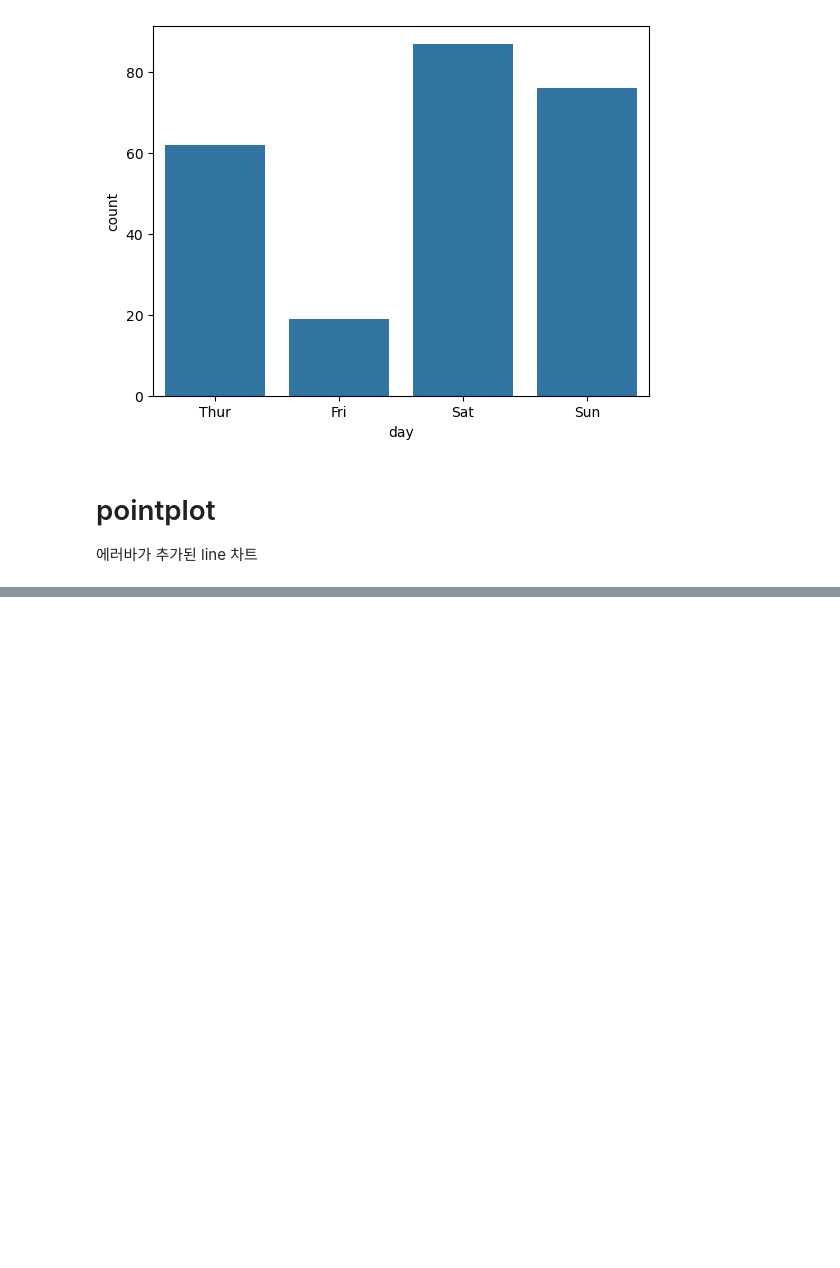
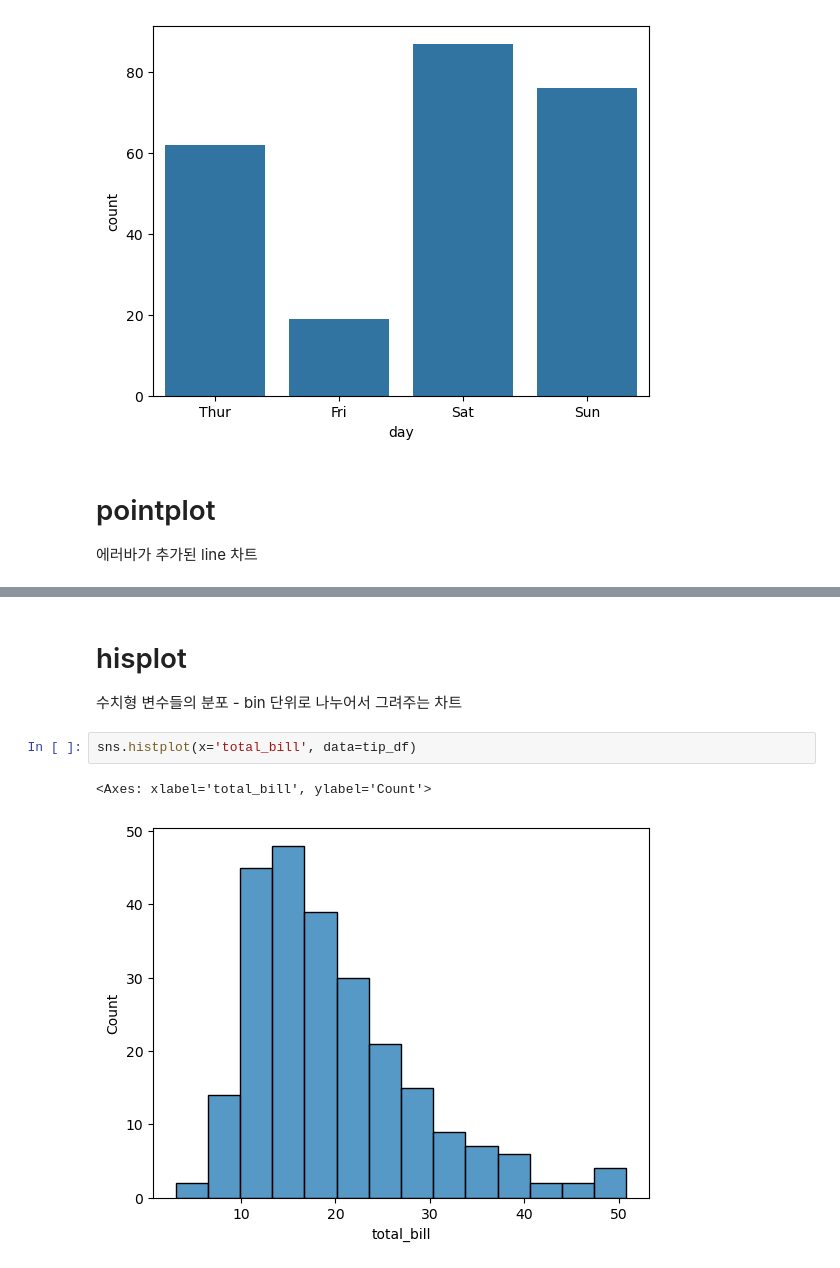
Before and after one commit to irisyshin/hipython_rep, a Jupyter notebook: 71_seaborn.ipynb, the cells around one changed output, grey strips where cells are left out. Saved outputs shown, nothing was run; the diff lists cells and outputs as text; blank space fills up the shorter version.

```diff
--- a/71_seaborn.ipynb
+++ b/71_seaborn.ipynb
@@ -361,0 +375,8 @@ sns.countplot(x=tip_df['day'])
+# %% [markdown]
+# hisplot
+수치형 변수들의 분포 - bin 단위로 나누어서 그려주는 차트
+# %%
+sns.histplot(x='total_bill', data=tip_df)
+# %% [output]
+<Axes: xlabel='total_bill', ylabel='Count'>
+[figure, added]
```
Also changed, not shown: parts of 29 cells of this notebook, 1 other file.
